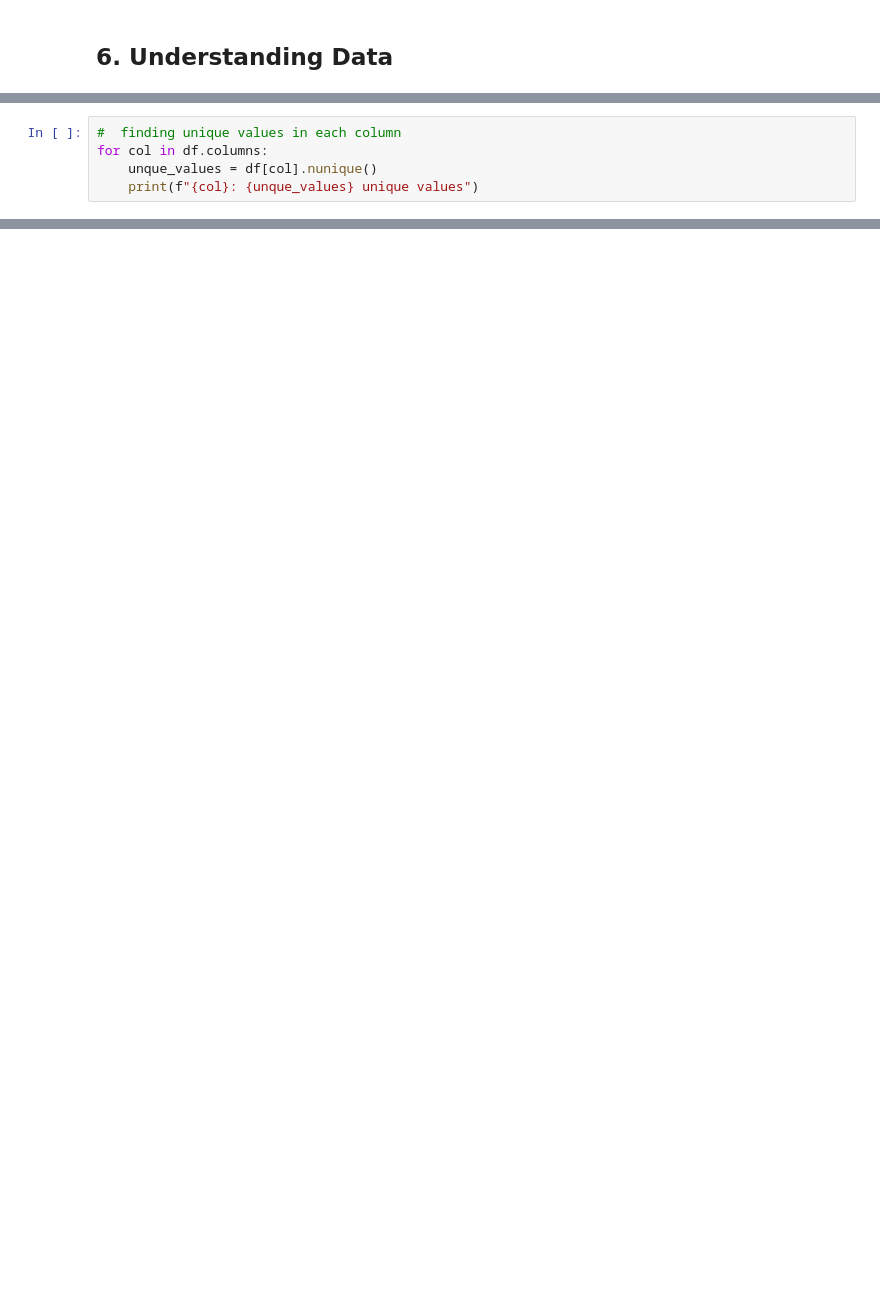
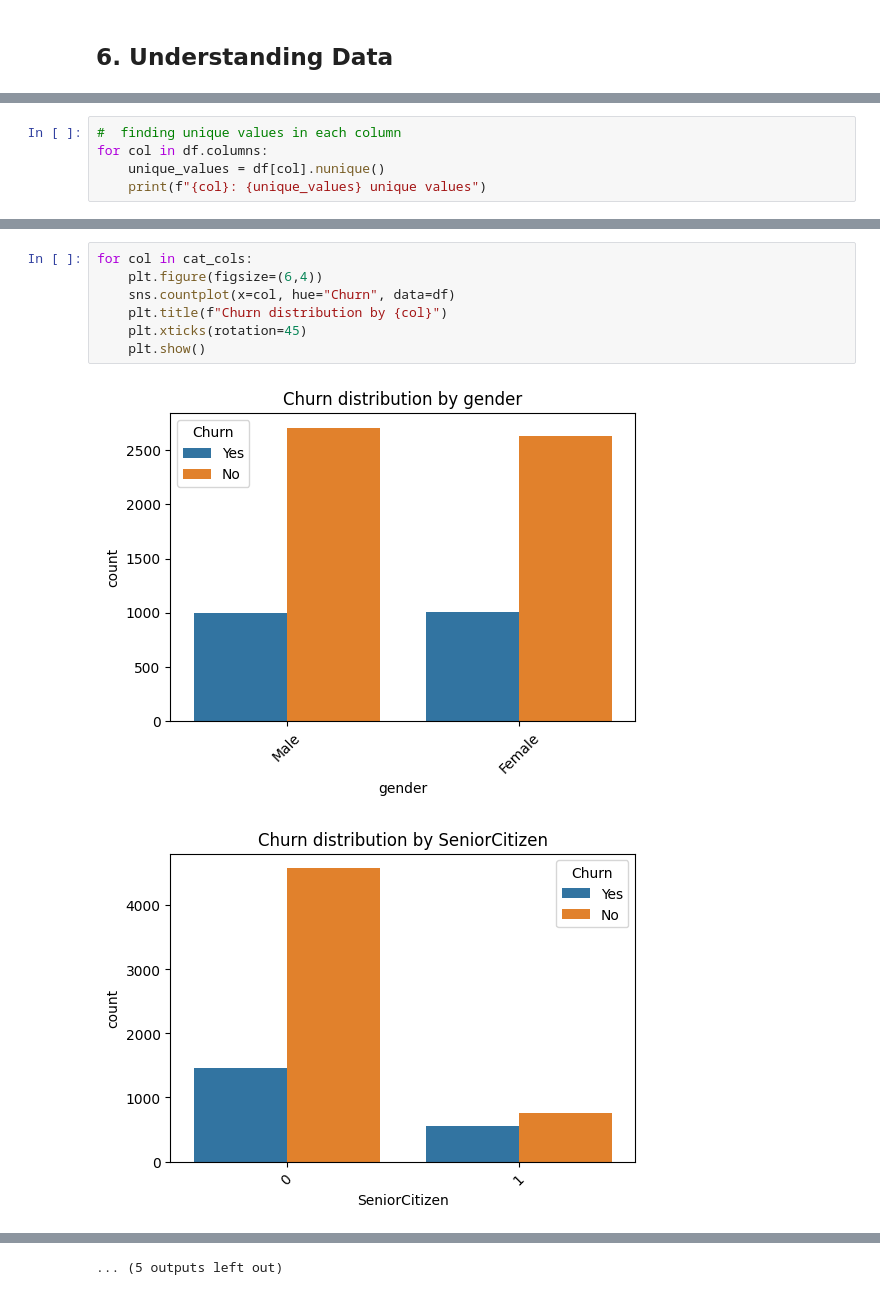
Before and after one commit to JaiswarYash/Customer-Churn-Prediction, a Jupyter notebook: notebook/EDA.ipynb, the cells around one changed output, grey strips where cells are left out. Drawn from its saved outputs; the diff is of its cells as text; blank space fills up the shorter version.

```diff
--- a/notebook/EDA.ipynb
+++ b/notebook/EDA.ipynb
@@ -129,6 +132,6 @@ Name: count, dtype: int64
 # %%
 #  finding unique values in each column
 for col in df.columns:
-    unque_values = df[col].nunique()
-    print(f"{col}: {unque_values} unique values")
+    unique_values = df[col].nunique()
+    print(f"{col}: {unique_values} unique values")
 # %% [output]
@@ -349,0 +218,10 @@ plt.show()
+# %%
+for col in cat_cols:
+    plt.figure(figsize=(6,4))
+    sns.countplot(x=col, hue="Churn", data=df)
+    plt.title(f"Churn distribution by {col}")
+    plt.xticks(rotation=45)
+    plt.show()
+# %% [output]
+[figure, added]
+[figure, added]
@@ -349,0 +238 @@ plt.show()
+... (5 outputs left out)
```
Also changed, not shown: parts of 34 cells of this notebook, 18 other files.
